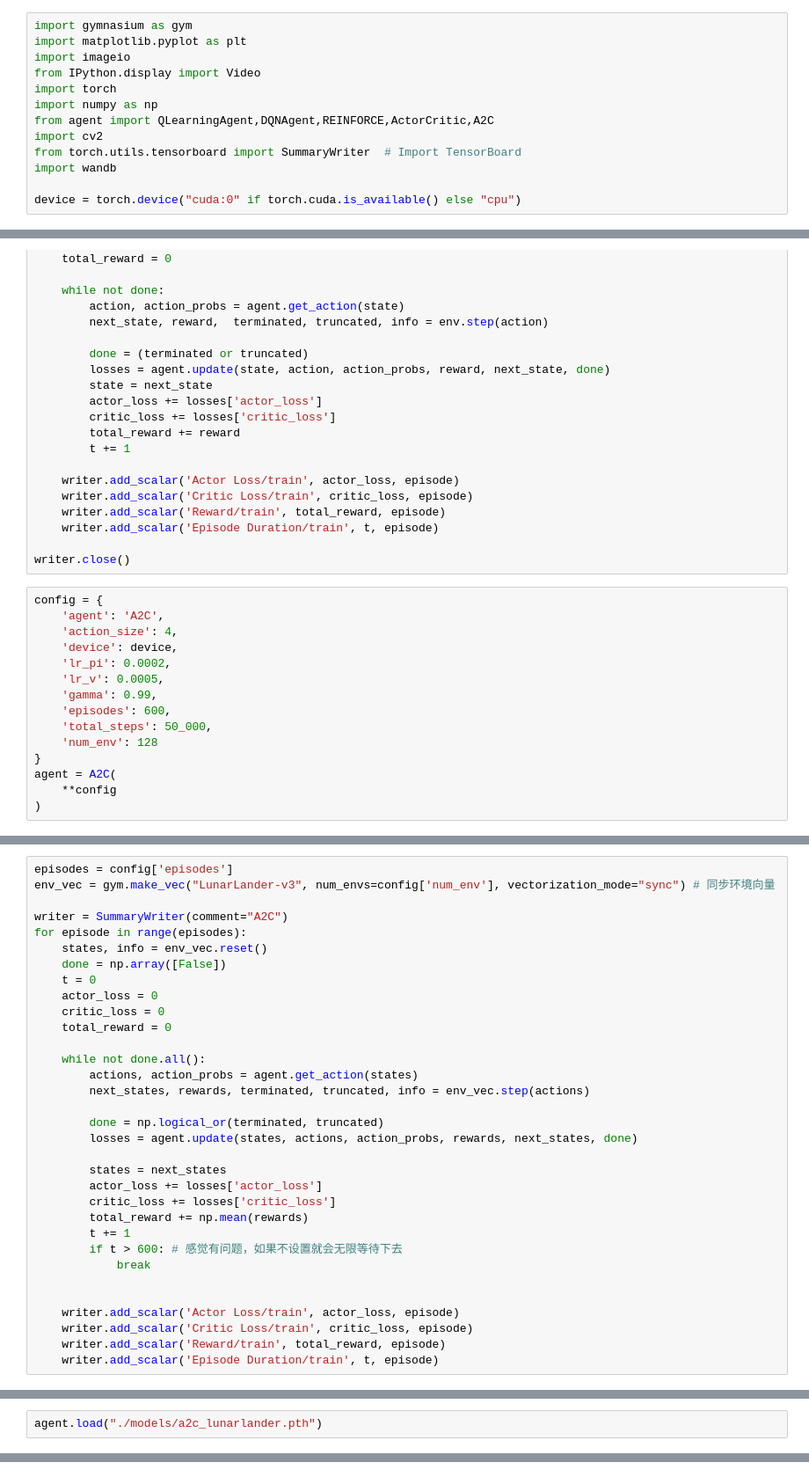
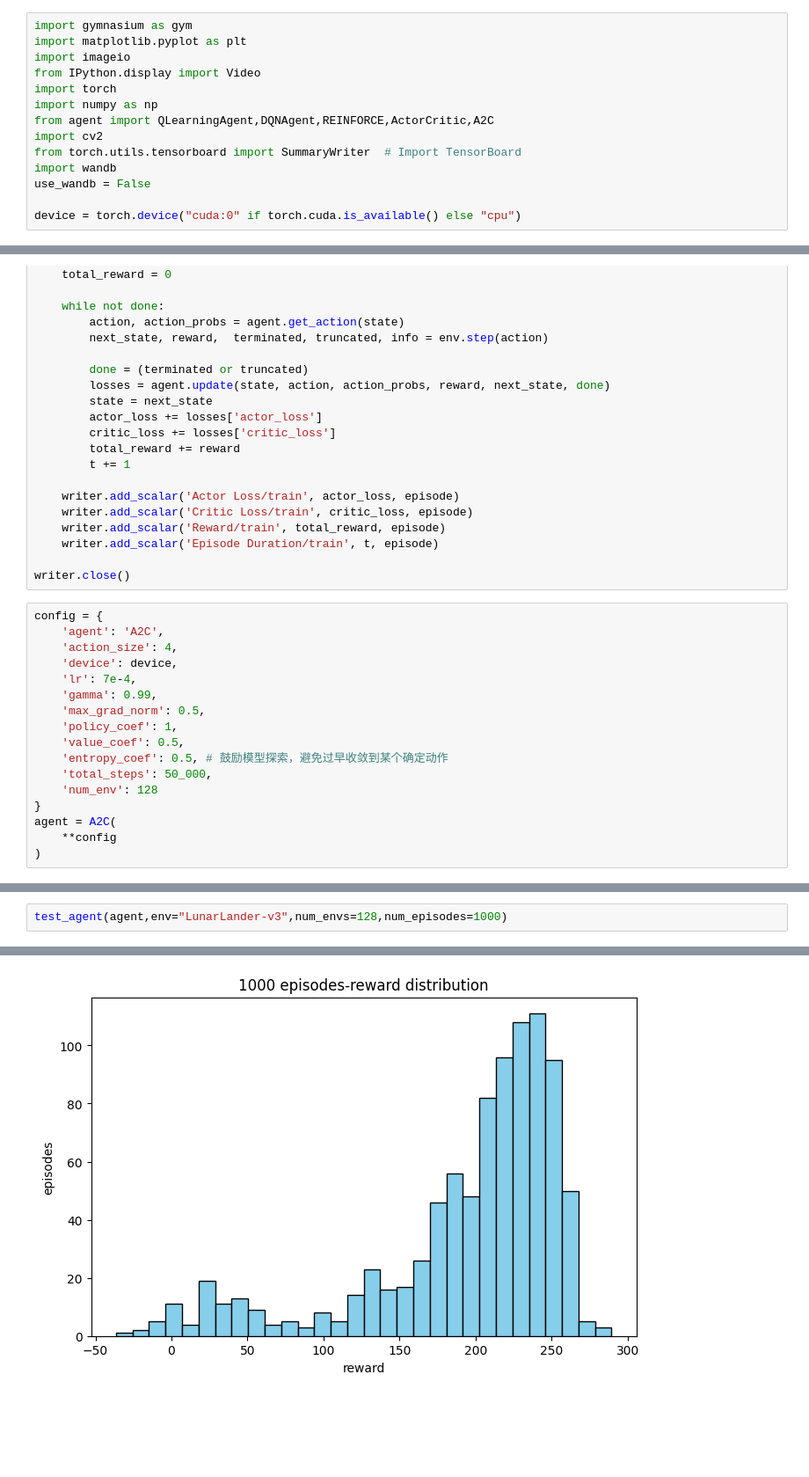
Before and after one commit to songhat/hf_course, a Jupyter notebook: RL/gym/LunarLander.ipynb, the cells around one changed output, grey strips where cells are left out. Shown at 88% size. Saved outputs shown, nothing was run; the diff lists cells and outputs as text; blank space fills up the shorter version.

```diff
--- a/RL/gym/LunarLander.ipynb
+++ b/RL/gym/LunarLander.ipynb
@@ -11,6 +11,7 @@ from agent import QLearningAgent,DQNAgent,REINFORCE,ActorCritic,A2C
 import cv2
 from torch.utils.tensorboard import SummaryWriter  # Import TensorBoard
 import wandb
+use_wandb = False
 
 device = torch.device("cuda:0" if torch.cuda.is_available() else "cpu")
 # %%
@@ -275,10 +276,12 @@ config = {
     'agent': 'A2C',
     'action_size': 4,
     'device': device,
-    'lr_pi': 0.0002,
-    'lr_v': 0.0005,
+    'lr': 7e-4,
     'gamma': 0.99,
-    'episodes': 600,
+    'max_grad_norm': 0.5,
+    'policy_coef': 1,
+    'value_coef': 0.5,
+    'entropy_coef': 0.5, # 鼓励模型探索，避免过早收敛到某个确定动作
     'total_steps': 50_000,
     'num_env': 128
 }
@@ -340,33 +327,0 @@ Run summary:
-# %%
-episodes = config['episodes']
-env_vec = gym.make_vec("LunarLander-v3", num_envs=config['num_env'], vectorization_mode="sync") # 同步环境向量
-
-writer = SummaryWriter(comment="A2C")
-for episode in range(episodes):
-    states, info = env_vec.reset()
-    done = np.array([False])
-    t = 0
-    actor_loss = 0
-    critic_loss = 0
-    total_reward = 0
-
-    while not done.all():
-        actions, action_probs = agent.get_action(states)
-        next_states, rewards, terminated, truncated, info = env_vec.step(actions)
-
-        done = np.logical_or(terminated, truncated)
-        losses = agent.update(states, actions, action_probs, rewards, next_states, done)
-
-        states = next_states
-        actor_loss += losses['actor_loss']
-        critic_loss += losses['critic_loss']
-        total_reward += np.mean(rewards)
-        t += 1
-        if t > 600: # 感觉有问题，如果不设置就会无限等待下去
-            break
-
-
-    writer.add_scalar('Actor Loss/train', actor_loss, episode)
-    writer.add_scalar('Critic Loss/train', critic_loss, episode)
-    writer.add_scalar('Reward/train', total_reward, episode)
-    writer.add_scalar('Episode Duration/train', t, episode)
@@ -485,2 +327,0 @@ torch.save(agent.v.state_dict(), "./models/a2c_lunarlander.pth.v")
-# %%
-agent.load("./models/a2c_lunarlander.pth")
@@ -495,2 +328,3 @@ IMAGEIO FFMPEG_WRITER WARNING: input image is not divisible by macro_block_size=
 # %%
+test_agent(agent,env="LunarLander-v3",num_envs=128,num_episodes=1000)
 # %% [output]
@@ -497,0 +331 @@ NameError: name 'config' is not defined
+[figure, added]
```
Also changed, not shown: parts of 14 cells of this notebook, 7 other files.
